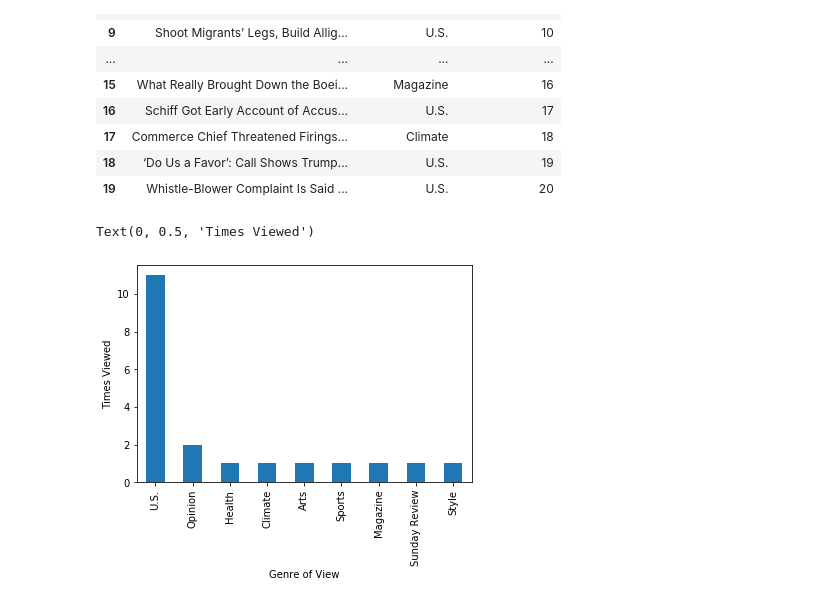
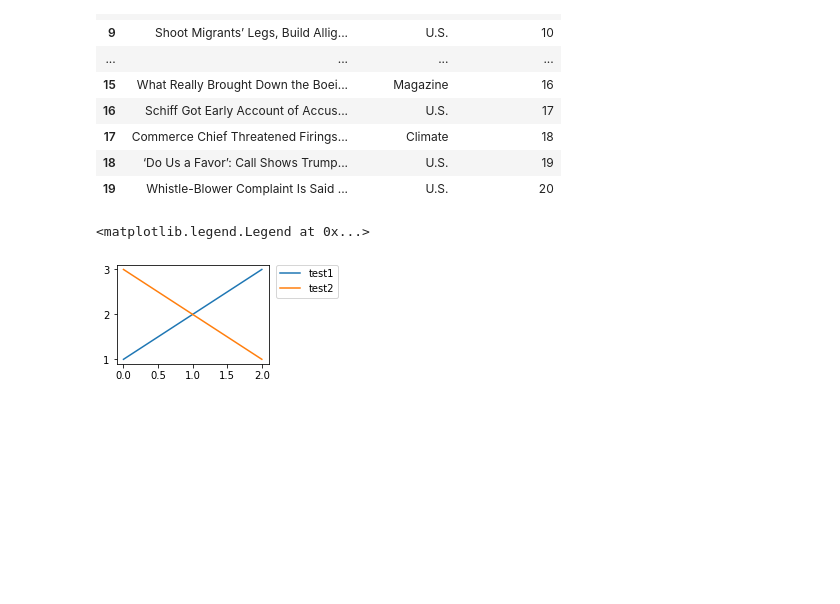
Before and after one commit to CTRLALTAFK/NYT_Analytics, a Jupyter notebook: NYT_Analytics.GJM.ipynb, the cells around one changed output. Saved outputs shown, nothing was run; the diff lists cells and outputs as text; code cells hidden in the pictures; blank space fills up the shorter version.

```diff
--- a/NYT_Analytics.GJM.ipynb
+++ b/NYT_Analytics.GJM.ipynb
@@ -275,16 +275,27 @@ viewed_30
 # %%
 # Most Viewed  - Graph it
 
 section_pop = viewed_30['Section'].value_counts()
 section_pop.plot(kind = "bar")
 
 # Graph it
 section_pop3 = viewed_30['Section'].value_counts()
 section_pop3a=section_pop3.plot(kind = "bar")
 
 # Set the xlabel and ylabel using class methods
 section_pop3a.set_xlabel("Genre of View")
 section_pop3a.set_ylabel("Times Viewed")
+
+# Place a legend above this subplot, expanding itself to
+# fully use the given bounding box.
+plt.legend(bbox_to_anchor=(0., 1.02, 1., .102), loc='lower left',
+           ncol=2, mode="expand", borderaxespad=0.)
+
+plt.subplot(223)
+plt.plot([1, 2, 3], label="test1")
+plt.plot([3, 2, 1], label="test2")
+# Place a legend to the right of this smaller subplot.
+plt.legend(bbox_to_anchor=(1.05, 1), loc='upper left', borderaxespad=0.)
 # %% [output]
-Text(0, 0.5, 'Times Viewed')
+<matplotlib.legend.Legend at 0x...>
-[figure, old version]
+[figure, new version]
```
Also changed, not shown: parts of 1 cell of this notebook, 2 other files.
